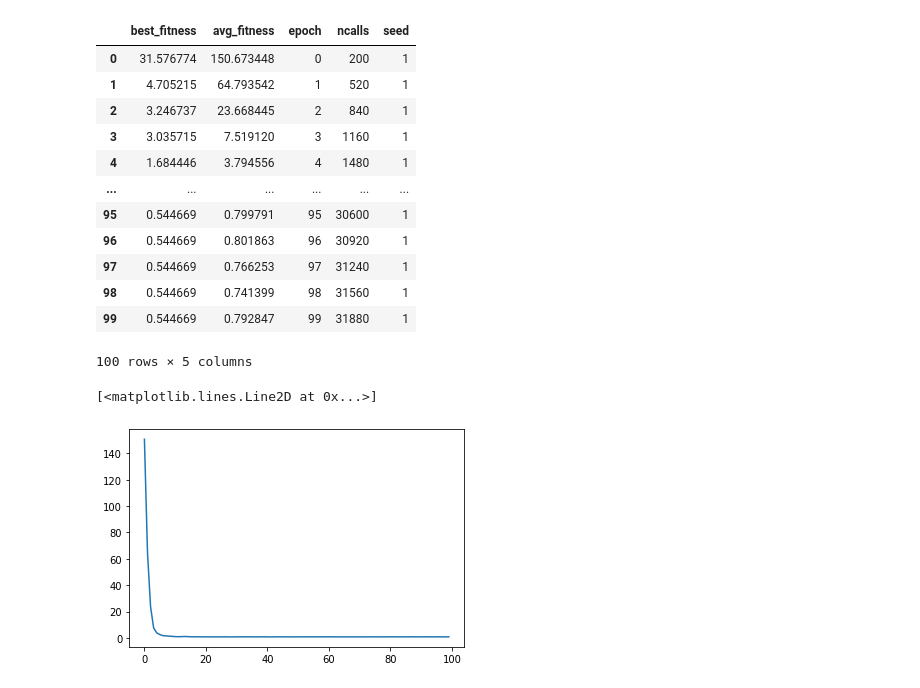
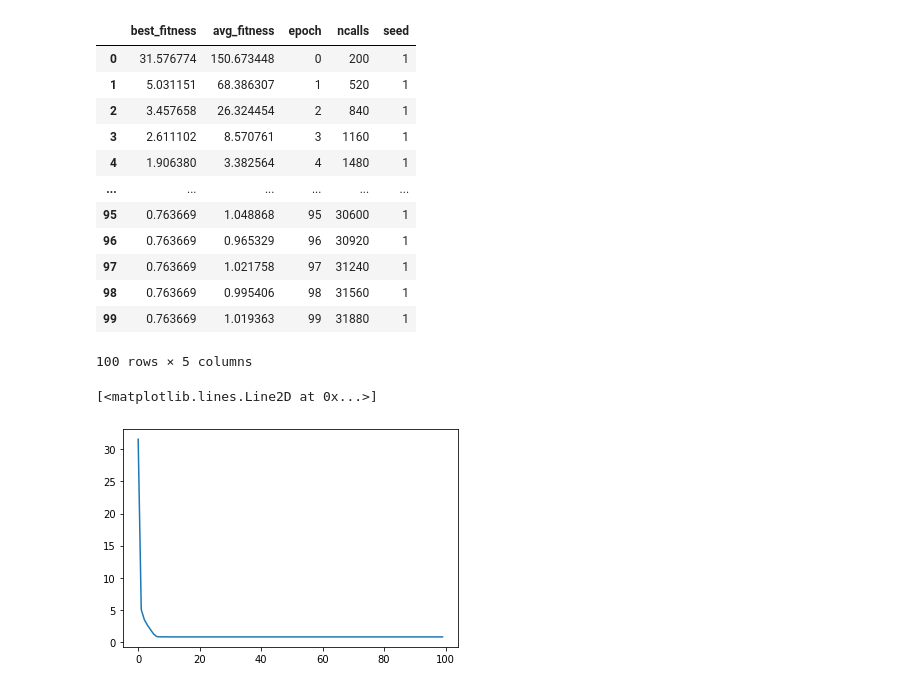
Before and after one commit to Arattel/Fuzzy_genetic_algorithms_implementations, a Jupyter notebook: notebooks/regular_GA.ipynb, the cells around one changed output. Drawn from its saved outputs; the diff is of its cells as text; code cells hidden in the pictures.

```diff
--- a/notebooks/regular_GA.ipynb
+++ b/notebooks/regular_GA.ipynb
@@ -9,7 +9,7 @@ os.chdir('..')
 from src.standard_ga.simulation import GA
 from src.common.fitness import griewank, schwefel
 # %%
-ga = GA(fitness_fn=griewank, mutation_scale=.2)
+ga = GA(fitness_fn=griewank, mutation_scale=.2, population_scale=600)
 solution, history = ga.run(100, population_size=200, seed=1)
 # %%
 scales = {
@@ -23,22 +23,22 @@ history
 # %% [output]
 |  | best_fitness | avg_fitness | epoch | ncalls | seed |
 | 0 | 31.576774 | 150.673448 | 0 | 200 | 1 |
-| 1 | 4.705215 | 64.793542 | 1 | 520 | 1 |
-| 2 | 3.246737 | 23.668445 | 2 | 840 | 1 |
-| 3 | 3.035715 | 7.519120 | 3 | 1160 | 1 |
-| 4 | 1.684446 | 3.794556 | 4 | 1480 | 1 |
+| 1 | 5.031151 | 68.386307 | 1 | 520 | 1 |
+| 2 | 3.457658 | 26.324454 | 2 | 840 | 1 |
+| 3 | 2.611102 | 8.570761 | 3 | 1160 | 1 |
+| 4 | 1.906380 | 3.382564 | 4 | 1480 | 1 |
 | ... | ... | ... | ... | ... | ... |
-| 95 | 0.544669 | 0.799791 | 95 | 30600 | 1 |
-| 96 | 0.544669 | 0.801863 | 96 | 30920 | 1 |
-| 97 | 0.544669 | 0.766253 | 97 | 31240 | 1 |
-| 98 | 0.544669 | 0.741399 | 98 | 31560 | 1 |
-| 99 | 0.544669 | 0.792847 | 99 | 31880 | 1 |
+| 95 | 0.763669 | 1.048868 | 95 | 30600 | 1 |
+| 96 | 0.763669 | 0.965329 | 96 | 30920 | 1 |
+| 97 | 0.763669 | 1.021758 | 97 | 31240 | 1 |
+| 98 | 0.763669 | 0.995406 | 98 | 31560 | 1 |
+| 99 | 0.763669 | 1.019363 | 99 | 31880 | 1 |
 100 rows × 5 columns
 # %%
-plt.plot(history.avg_fitness)
+plt.plot(history.best_fitness)
 # %% [output]
 [<matplotlib.lines.Line2D at 0x...>]
-[figure, old version]
+[figure, new version]
 # %%
 ga = GA(fitness_fn=schwefel, mutation_scale=scales['schwefel'][1], population_scale=scales['schwefel'][0])
 solution, history = ga.run(100, population_size=200, seed=1, verbose=True)
```
Also changed, not shown: parts of 1 cell of this notebook, 5 other files.
